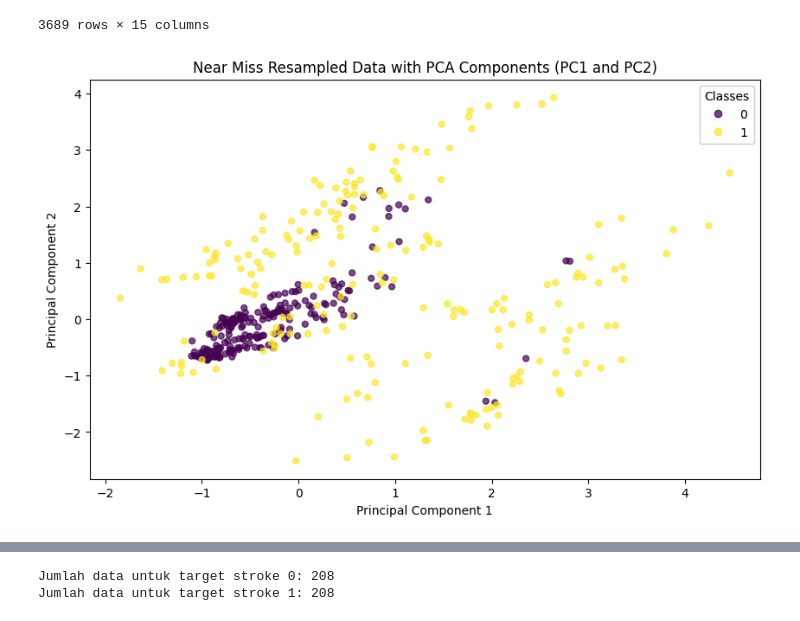
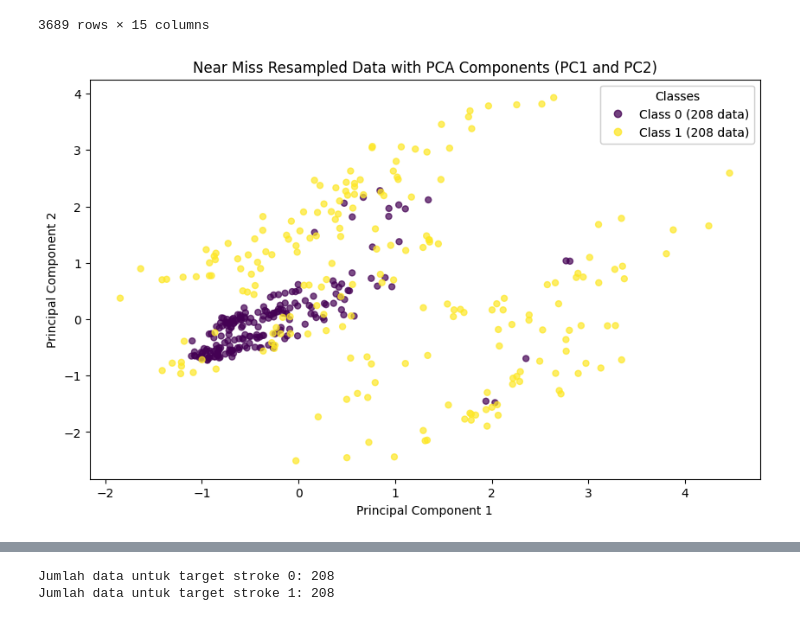
Before and after one commit to avillarafi45/TugasAkhirStrokePrediction, a Jupyter notebook: TugasAkhir.ipynb, the cells around one changed output, grey strips where cells are left out. Cells and saved outputs as stored; diff of their text form; code cells hidden in the pictures.

```diff
--- a/TugasAkhir.ipynb
+++ b/TugasAkhir.ipynb
@@ -998,34 +998,42 @@ cluster_labels = df_pca_result['Cluster'].values  # Simpan label kluster sebelum
 nm = NearMiss(sampling_strategy='auto', n_neighbors=3, version=2)
 
 # Resample data menggunakan Near Miss
 X_resampled, y_resampled = nm.fit_resample(X_pca, y)
 
 # Buat DataFrame baru dari data yang sudah di-resample
 df_resampled = pd.DataFrame(data=X_resampled, columns=[f"PC{i+1}" for i in range(X_resampled.shape[1])])
 df_resampled['stroke'] = y_resampled
 
 # Tambahkan kembali kolom 'Cluster'
 df_resampled['Cluster'] = cluster_labels[:len(df_resampled)]
 
 # Menyimpan hasil Near Miss Resampling ke file CSV
 result_csv_path_resampled = 'D:/Tugas Akhir/Stroke/data_hasil_nearmiss.csv'
 df_resampled.to_csv(result_csv_path_resampled, index=False)
 
+# Hitung jumlah data untuk masing-masing kelas
+count_class_0 = df_resampled[df_resampled['stroke'] == 0].shape[0]
+count_class_1 = df_resampled[df_resampled['stroke'] == 1].shape[0]
+
 # Visualisasi data setelah resampling
 plt.figure(figsize=(10, 6))
 scatter_resampled = plt.scatter(df_resampled['PC1'], df_resampled['PC2'], c=df_resampled['stroke'], cmap='viridis', marker='o', s=25, alpha=0.7)
 
 # Tambahkan legenda untuk kelas
 legend_resampled = plt.legend(*scatter_resampled.legend_elements(), title="Classes")
+# Tambahkan keterangan jumlah data pada legend
+legend_resampled.texts[0].set_text(f'Class 0 ({count_class_0} data)')
+legend_resampled.texts[1].set_text(f'Class 1 ({count_class_1} data)')
+
 plt.gca().add_artist(legend_resampled)
 
 # Tambahkan label dan judul
 plt.title('Near Miss Resampled Data with PCA Components (PC1 and PC2)')
 plt.xlabel('Principal Component 1')
 plt.ylabel('Principal Component 2')
 plt.show()
 # %% [output]
-[figure, old version]
+[figure, new version]
 # %%
 df_resampled
 # %% [output]
```
Also changed, not shown: parts of 2 cells of this notebook.
